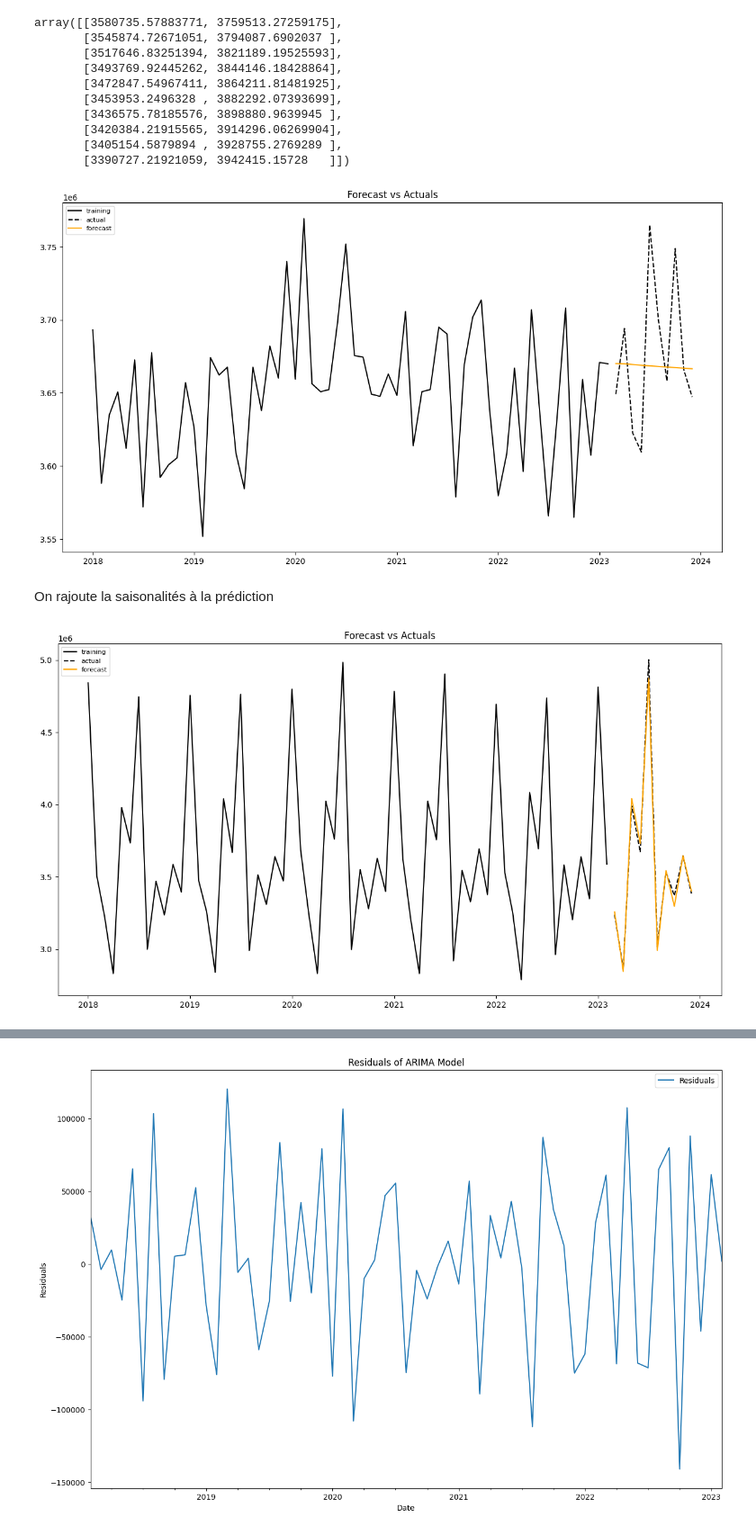
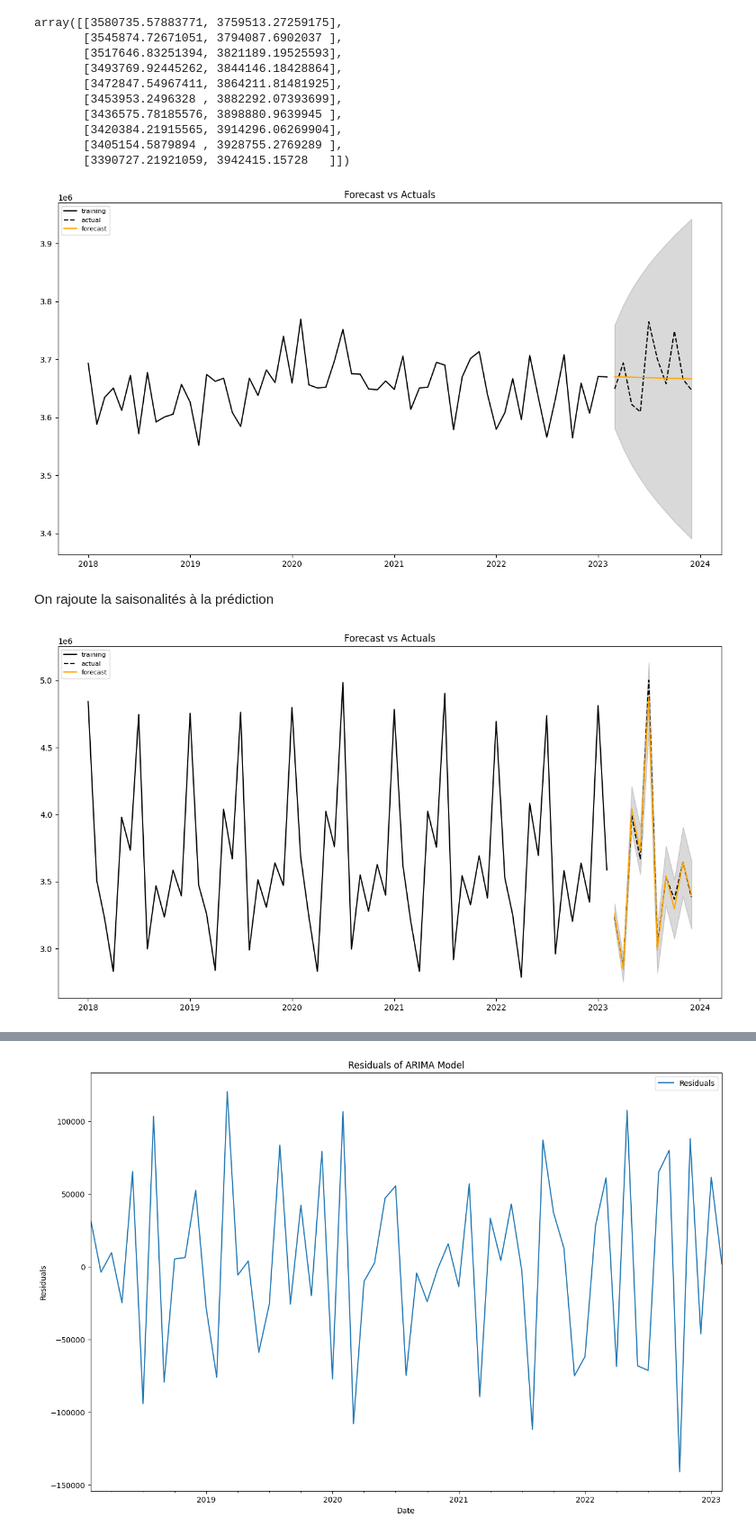
Before and after one commit to quentinepitechdigital/proj-spe, a Jupyter notebook: main.ipynb, the cells around one changed output, grey strips where cells are left out. Shown at 90% size. Drawn from its saved outputs; the diff is of its cells as text; code cells hidden in the pictures.

```diff
--- a/main.ipynb
+++ b/main.ipynb
@@ -1031,29 +950,29 @@ array([[3580735.57883771, 3759513.27259175],
        [3390727.21921059, 3942415.15728   ]])
 # %%
 def plot_forecast(fc, train, test, upper=None, lower=None):
-    # is_confidence_int = isinstance(upper, np.ndarray) and isinstance(lower, np.ndarray)
+    is_confidence_int = isinstance(upper, np.ndarray) and isinstance(lower, np.ndarray)
 
     # Prepare plot series
     fc_series = pd.Series(fc, index=test.index)
-    # lower_series = pd.Series(upper, index=test.index) if is_confidence_int else None
-    # upper_series = pd.Series(lower, index=test.index) if is_confidence_int else None
+    lower_series = pd.Series(upper, index=test.index) if is_confidence_int else None
+    upper_series = pd.Series(lower, index=test.index) if is_confidence_int else None
 
     # Plot
     plt.figure(figsize=(15, 8), dpi=100)
     plt.plot(train, label='training', color='black')
     plt.plot(test, label='actual', color='black', ls='--')
     plt.plot(fc_series, label='forecast', color='orange')
 
-    # if is_confidence_int:
-    #     plt.fill_between(lower_series.index, lower_series, upper_series, color='k', alpha=.15)
+    if is_confidence_int:
+        plt.fill_between(lower_series.index, lower_series, upper_series, color='k', alpha=.15)
 
     plt.title('Forecast vs Actuals')
     plt.legend(loc='upper left', fontsize=8);
 
 
 plot_forecast(forecast,train,test,confidence_int[:,0],confidence_int[:,1])
 # %% [output]
-[figure, old version]
+[figure, new version]
 # %% [markdown]
 On rajoute la saisonalités à la prédiction
 # %%
@@ -1068,4 +987,4 @@ upper_recons = confidence_int[:, 1] * result_mul.seasonal[splitPoint:]
 # Plot
 plot_forecast(forecast_recons, train_recons, test_recons, lower_recons.values, upper_recons.values)
 # %% [output]
-[figure, old version]
+[figure, new version]
```
Also changed, not shown: parts of 18 cells of this notebook.
